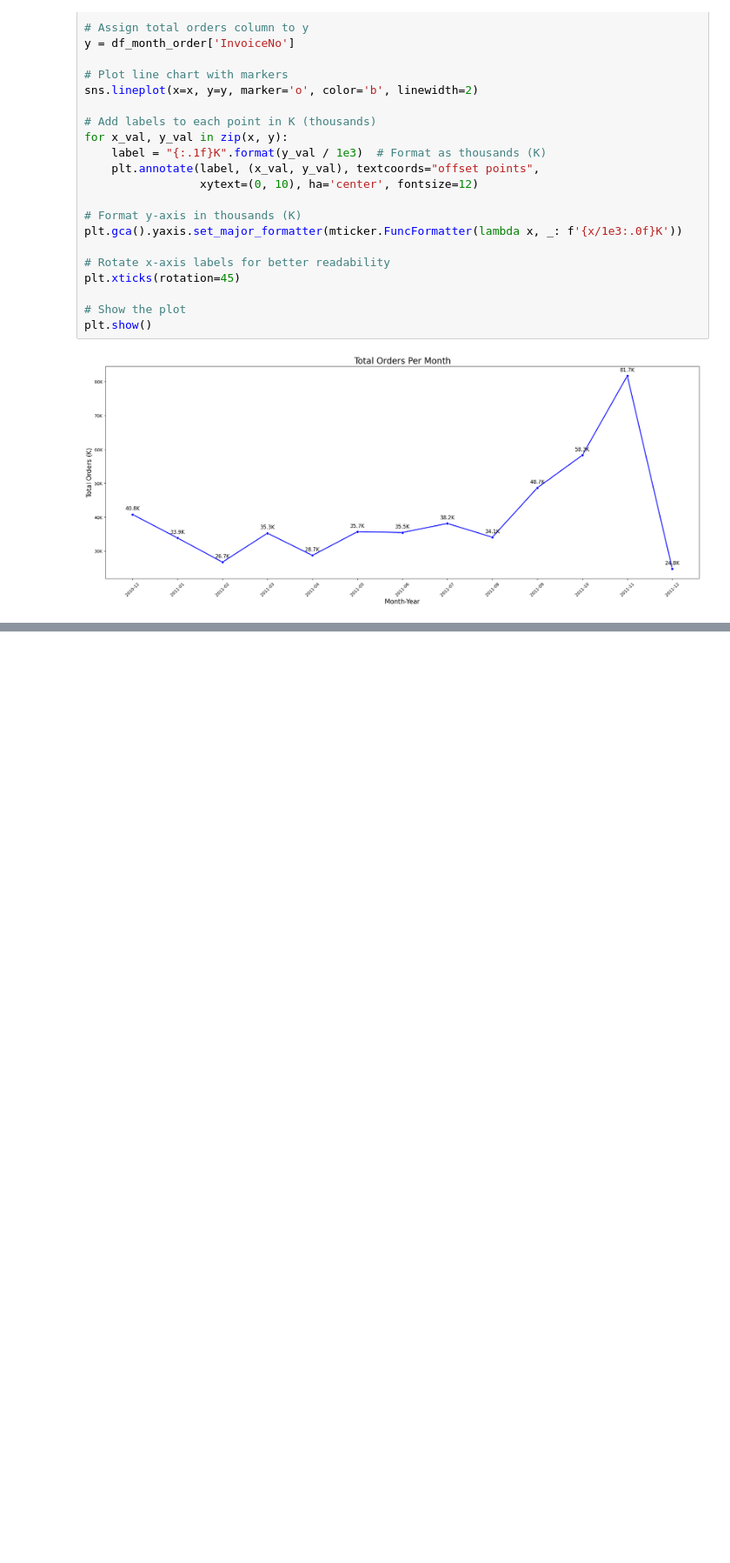
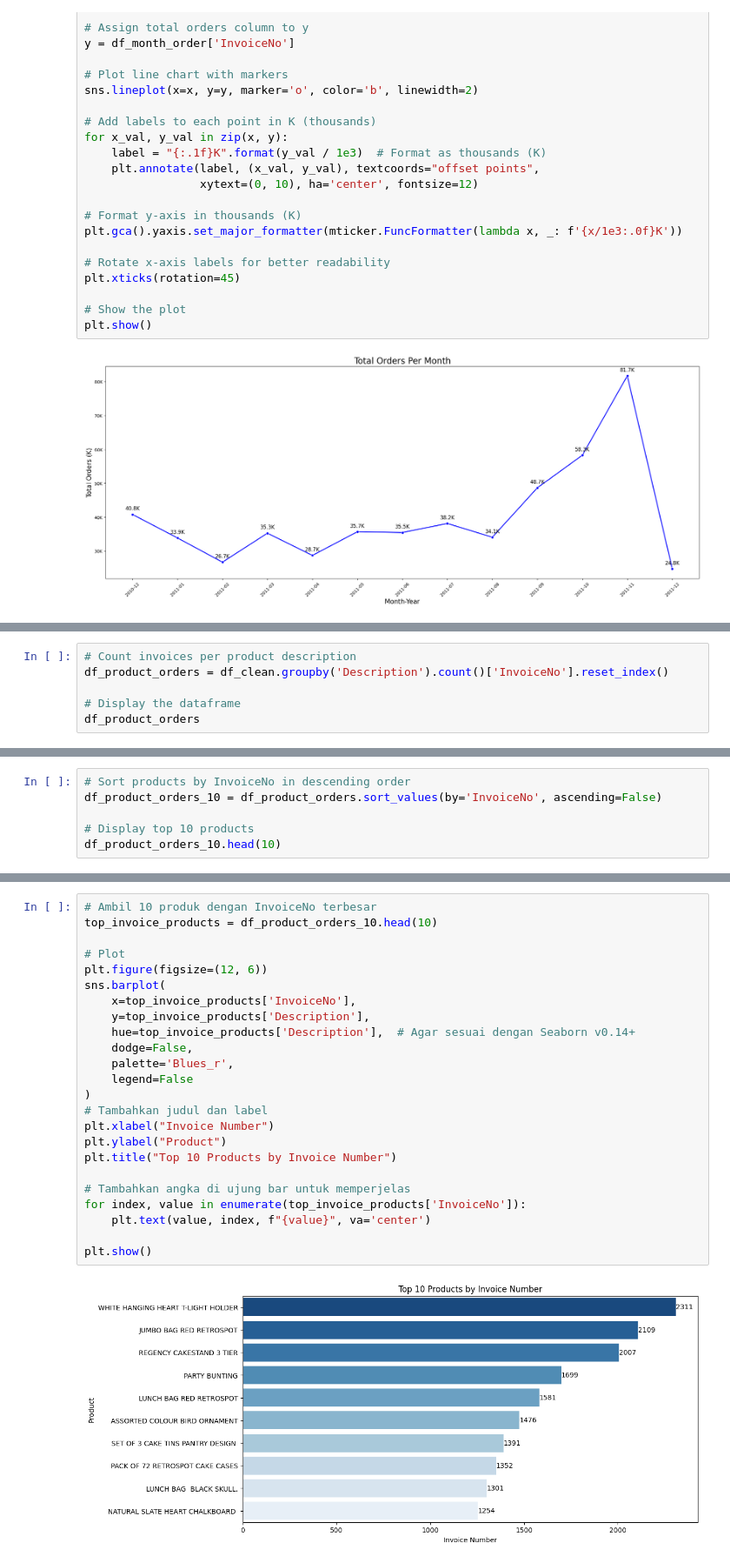
Before and after one commit to arsiimam/Online-Retail-Analysis, a Jupyter notebook: Notebooks/EDA.ipynb, the cells around one changed output, grey strips where cells are left out. Shown at 87% size. Saved outputs shown, nothing was run; the diff lists cells and outputs as text; blank space fills up the shorter version.

Commit message:
Add analysis for Top 10 Products with Highest Total Orders

```diff
--- a/Notebooks/EDA.ipynb
+++ b/Notebooks/EDA.ipynb
@@ -324,0 +327,6 @@ plt.show()
+# %%
+# Count invoices per product description
+df_product_orders = df_clean.groupby('Description').count()['InvoiceNo'].reset_index()
+
+# Display the dataframe
+df_product_orders
@@ -324,0 +347,6 @@ plt.show()
+# %%
+# Sort products by InvoiceNo in descending order
+df_product_orders_10 = df_product_orders.sort_values(by='InvoiceNo', ascending=False)
+
+# Display top 10 products
+df_product_orders_10.head(10)
@@ -324,0 +365,26 @@ plt.show()
+# %%
+# Ambil 10 produk dengan InvoiceNo terbesar
+top_invoice_products = df_product_orders_10.head(10)
+
+# Plot
+plt.figure(figsize=(12, 6))
+sns.barplot(
+    x=top_invoice_products['InvoiceNo'],
+    y=top_invoice_products['Description'],
+    hue=top_invoice_products['Description'],  # Agar sesuai dengan Seaborn v0.14+
+    dodge=False,
+    palette='Blues_r',
+    legend=False
+)
+# Tambahkan judul dan label
+plt.xlabel("Invoice Number")
+plt.ylabel("Product")
+plt.title("Top 10 Products by Invoice Number")
+
+# Tambahkan angka di ujung bar untuk memperjelas
+for index, value in enumerate(top_invoice_products['InvoiceNo']):
+    plt.text(value, index, f"{value}", va='center')
+
+plt.show()
+# %% [output]
+[figure, added]
```
Also changed, not shown: parts of 3 cells of this notebook.
